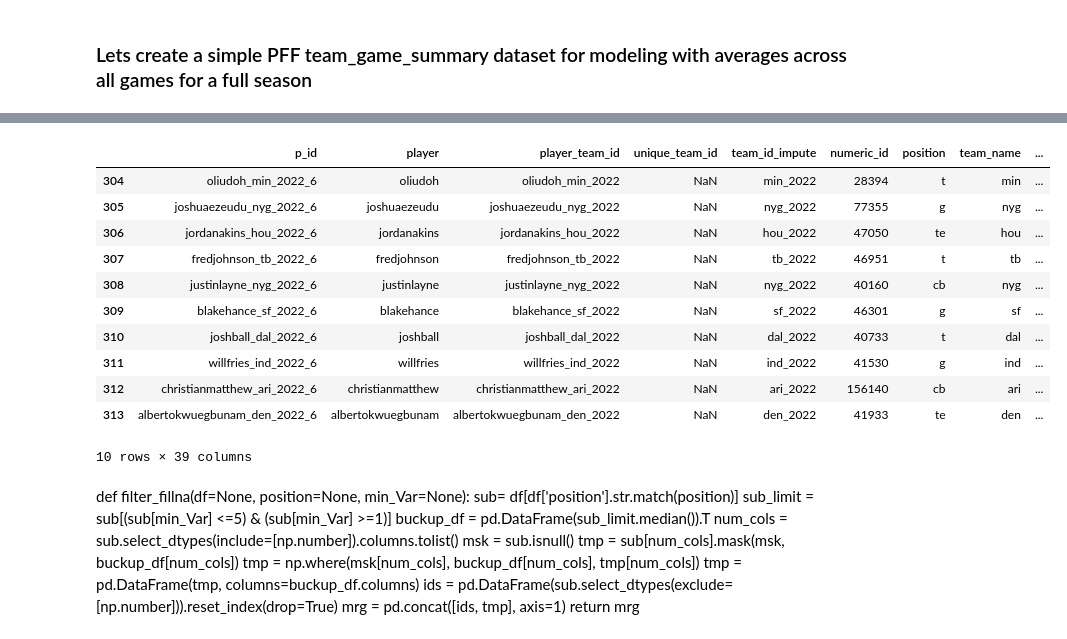
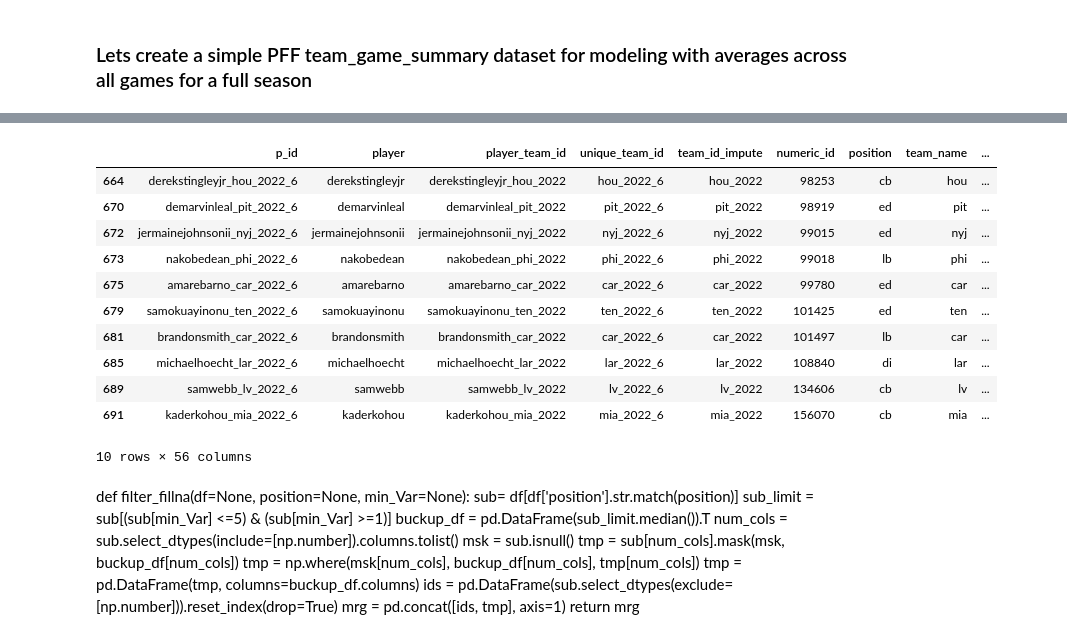
Before and after one commit to ajakks/nfl_models, a Jupyter notebook: create_modeling_data_sample_all.ipynb, the cells around one changed output, grey strips where cells are left out. Cells and saved outputs as stored; diff of their text form; code cells hidden in the pictures.

```diff
--- a/create_modeling_data_sample_all.ipynb
+++ b/create_modeling_data_sample_all.ipynb
@@ -912,14 +924,14 @@ st_punters_new['week'] = cur_week_str
 
 def create_prefix(prefix=None, df=None):
     id = df[['p_id','player_team_id','unique_team_id','team_id_impute','player','numeric_id','position','team_name','year','week']]
-    temp = df.drop(['p_id','player','player_team_id','unique_team_id','player','team_id_impute','numeric_id','position','team_name','unique_team_id','numeric_id','position','team_name','year','week','plyr_number'], axis=1)
+    temp = df.drop(['p_id','player','player_team_id','unique_team_id','plyr_number','player','team_id_impute','numeric_id','position','team_name','unique_team_id','numeric_id','position','team_name','year','week','plyr_number'], axis=1)
     temp = temp.add_prefix(prefix)
     id = pd.concat([id, temp], axis=1)
     return id
 
 def id_prefix(prefix=None, df=None):
-    id = df[['p_id','player','player_team_id','team_id_impute','numeric_id','position','team_name','year','week']]
-    temp = df.drop(['p_id','player','player_team_id','team_id_impute','numeric_id','position','team_name','year','week','plyr_number'], axis=1)
+    id = df[['p_id','player','player_team_id','unique_team_id','team_id_impute','numeric_id','position','team_name','year','week']]
+    temp = df.drop(['p_id','player','player_team_id','unique_team_id','plyr_number','team_id_impute','numeric_id','position','team_name','year','week','plyr_number'], axis=1)
     temp = temp.add_prefix(prefix)
     id = pd.concat([id, temp], axis=1)
     return id
@@ -1105,19 +1121,19 @@ Wall time: 4min 2s
 # %%
 
-block_summ_conc.tail(n=10)
+def_summ_conc.tail(n=10)
 # %% [output]
 |  | p_id | player | player_team_id | unique_team_id | team_id_impute | numeric_id | position | team_name | ... |
-| 304 | oliudoh_min_2022_6 | oliudoh | oliudoh_min_2022 | NaN | min_2022 | 28394 | t | min | ... |
-| 305 | joshuaezeudu_nyg_2022_6 | joshuaezeudu | joshuaezeudu_nyg_2022 | NaN | nyg_2022 | 77355 | g | nyg | ... |
-| 306 | jordanakins_hou_2022_6 | jordanakins | jordanakins_hou_2022 | NaN | hou_2022 | 47050 | te | hou | ... |
-| 307 | fredjohnson_tb_2022_6 | fredjohnson | fredjohnson_tb_2022 | NaN | tb_2022 | 46951 | t | tb | ... |
-| 308 | justinlayne_nyg_2022_6 | justinlayne | justinlayne_nyg_2022 | NaN | nyg_2022 | 40160 | cb | nyg | ... |
-| 309 | blakehance_sf_2022_6 | blakehance | blakehance_sf_2022 | NaN | sf_2022 | 46301 | g | sf | ... |
-| 310 | joshball_dal_2022_6 | joshball | joshball_dal_2022 | NaN | dal_2022 | 40733 | t | dal | ... |
-| 311 | willfries_ind_2022_6 | willfries | willfries_ind_2022 | NaN | ind_2022 | 41530 | g | ind | ... |
-| 312 | christianmatthew_ari_2022_6 | christianmatthew | christianmatthew_ari_2022 | NaN | ari_2022 | 156140 | cb | ari | ... |
-| 313 | albertokwuegbunam_den_2022_6 | albertokwuegbunam | albertokwuegbunam_den_2022 | NaN | den_2022 | 41933 | te | den | ... |
+| 664 | derekstingleyjr_hou_2022_6 | derekstingleyjr | derekstingleyjr_hou_2022 | hou_2022_6 | hou_2022 | 98253 | cb | hou | ... |
+| 670 | demarvinleal_pit_2022_6 | demarvinleal | demarvinleal_pit_2022 | pit_2022_6 | pit_2022 | 98919 | ed | pit | ... |
+| 672 | jermainejohnsonii_nyj_2022_6 | jermainejohnsonii | jermainejohnsonii_nyj_2022 | nyj_2022_6 | nyj_2022 | 99015 | ed | nyj | ... |
+| 673 | nakobedean_phi_2022_6 | nakobedean | nakobedean_phi_2022 | phi_2022_6 | phi_2022 | 99018 | lb | phi | ... |
+| 675 | amarebarno_car_2022_6 | amarebarno | amarebarno_car_2022 | car_2022_6 | car_2022 | 99780 | ed | car | ... |
+| 679 | samokuayinonu_ten_2022_6 | samokuayinonu | samokuayinonu_ten_2022 | ten_2022_6 | ten_2022 | 101425 | ed | ten | ... |
+| 681 | brandonsmith_car_2022_6 | brandonsmith | brandonsmith_car_2022 | car_2022_6 | car_2022 | 101497 | lb | car | ... |
+| 685 | michaelhoecht_lar_2022_6 | michaelhoecht | michaelhoecht_lar_2022 | lar_2022_6 | lar_2022 | 108840 | di | lar | ... |
+| 689 | samwebb_lv_2022_6 | samwebb | samwebb_lv_2022 | lv_2022_6 | lv_2022 | 134606 | cb | lv | ... |
+| 691 | kaderkohou_mia_2022_6 | kaderkohou | kaderkohou_mia_2022 | mia_2022_6 | mia_2022 | 156070 | cb | mia | ... |
-10 rows × 39 columns
+10 rows × 56 columns
 # %% [markdown]
 def filter_fillna(df=None, position=None, min_Var=None):
     sub= df[df['position'].str.match(position)]
```
Also changed, not shown: parts of 25 cells of this notebook, 1 other file.
